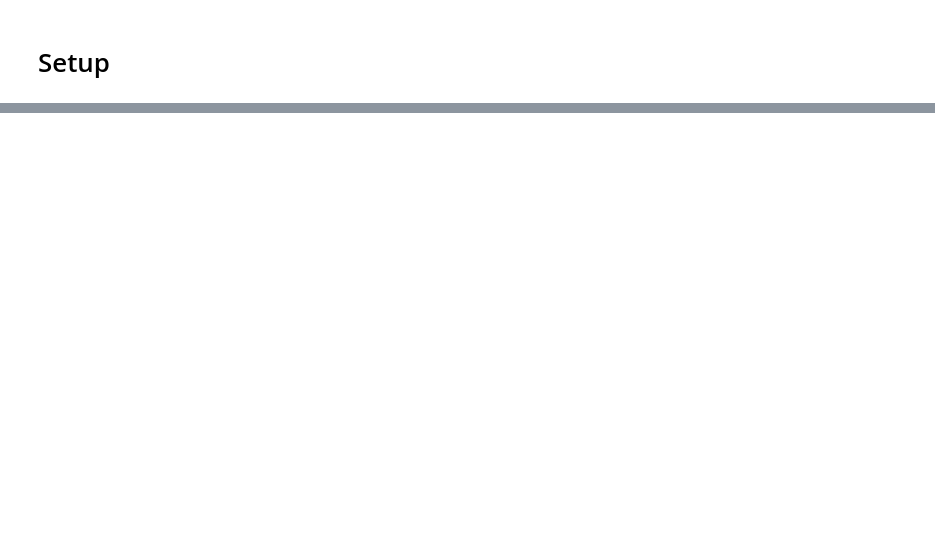
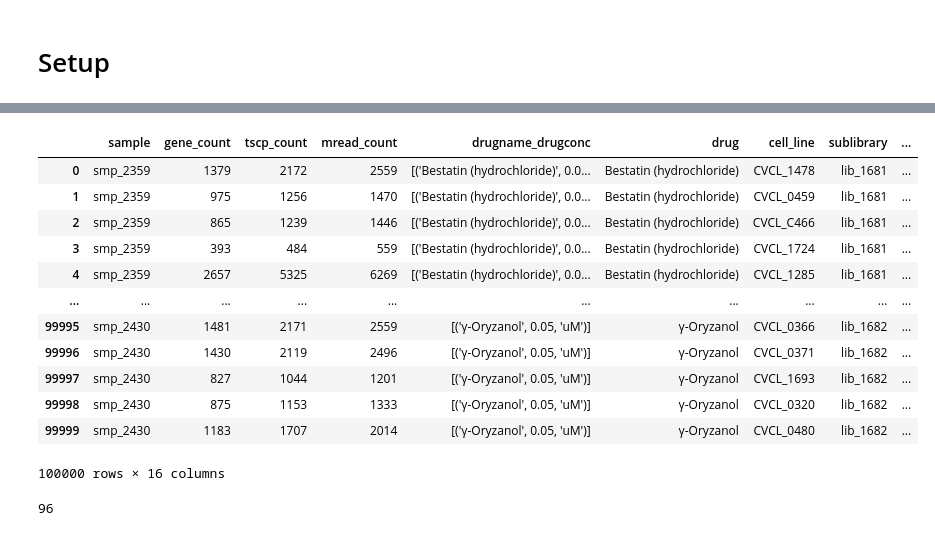
Before and after one commit to rdas-genesilico-ai/arc-virtual-cell-atlas-uv, a Jupyter notebook: tahoe-100/tutorial-py.ipynb, the cells around one changed output, grey strips where cells are left out. Drawn from its saved outputs; the diff is of its cells as text; code cells hidden in the pictures; blank space fills up the shorter version.

```diff
--- a/tahoe-100/tutorial-py.ipynb
+++ b/tahoe-100/tutorial-py.ipynb
@@ -401,0 +46,3 @@ zstandard                   0.23.0
+# %%
+# initialize GCS file system
+fs = gcsfs.GCSFileSystem()
@@ -401,0 +51,3 @@ zstandard                   0.23.0
+# %%
+# GCS bucket path
+gcp_base_path = "gs://arc-ctc-tahoe100/2025-02-25/"
@@ -401,0 +127,25 @@ zstandard                   0.23.0
+# %%
+infile = os.path.join(gcp_base_path, 'metadata', 'obs_metadata.parquet.gz')
+# %%
+# read a sample of the metadata
+obs_metadata = ds.dataset(infile, filesystem=fs, format="parquet").head(100000).to_pandas()
+obs_metadata
+# %% [output]
+|  | sample | gene_count | tscp_count | mread_count | drugname_drugconc | drug | cell_line | sublibrary | ... |
+| 0 | smp_2359 | 1379 | 2172 | 2559 | [('Bestatin (hydrochloride)', 0.0... | Bestatin (hydrochloride) | CVCL_1478 | lib_1681 | ... |
+| 1 | smp_2359 | 975 | 1256 | 1470 | [('Bestatin (hydrochloride)', 0.0... | Bestatin (hydrochloride) | CVCL_0459 | lib_1681 | ... |
+| 2 | smp_2359 | 865 | 1239 | 1446 | [('Bestatin (hydrochloride)', 0.0... | Bestatin (hydrochloride) | CVCL_C466 | lib_1681 | ... |
+| 3 | smp_2359 | 393 | 484 | 559 | [('Bestatin (hydrochloride)', 0.0... | Bestatin (hydrochloride) | CVCL_1724 | lib_1681 | ... |
+| 4 | smp_2359 | 2657 | 5325 | 6269 | [('Bestatin (hydrochloride)', 0.0... | Bestatin (hydrochloride) | CVCL_1285 | lib_1681 | ... |
+| ... | ... | ... | ... | ... | ... | ... | ... | ... | ... |
+| 99995 | smp_2430 | 1481 | 2171 | 2559 | [('γ-Oryzanol', 0.05, 'uM')] | γ-Oryzanol | CVCL_0366 | lib_1682 | ... |
+| 99996 | smp_2430 | 1430 | 2119 | 2496 | [('γ-Oryzanol', 0.05, 'uM')] | γ-Oryzanol | CVCL_0371 | lib_1682 | ... |
+| 99997 | smp_2430 | 827 | 1044 | 1201 | [('γ-Oryzanol', 0.05, 'uM')] | γ-Oryzanol | CVCL_1693 | lib_1682 | ... |
+| 99998 | smp_2430 | 875 | 1153 | 1333 | [('γ-Oryzanol', 0.05, 'uM')] | γ-Oryzanol | CVCL_0320 | lib_1682 | ... |
+| 99999 | smp_2430 | 1183 | 1707 | 2014 | [('γ-Oryzanol', 0.05, 'uM')] | γ-Oryzanol | CVCL_0480 | lib_1682 | ... |
+100000 rows × 16 columns
+# %%
+# sample count
+obs_metadata["sample"].nunique()
+# %% [output]
+96
```
Also changed, not shown: parts of 59 cells of this notebook, 5 other files.
